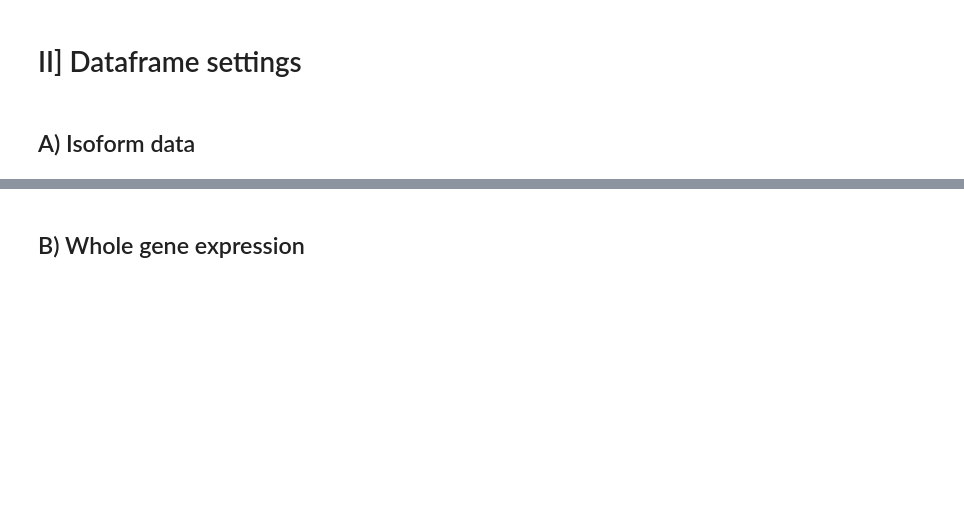
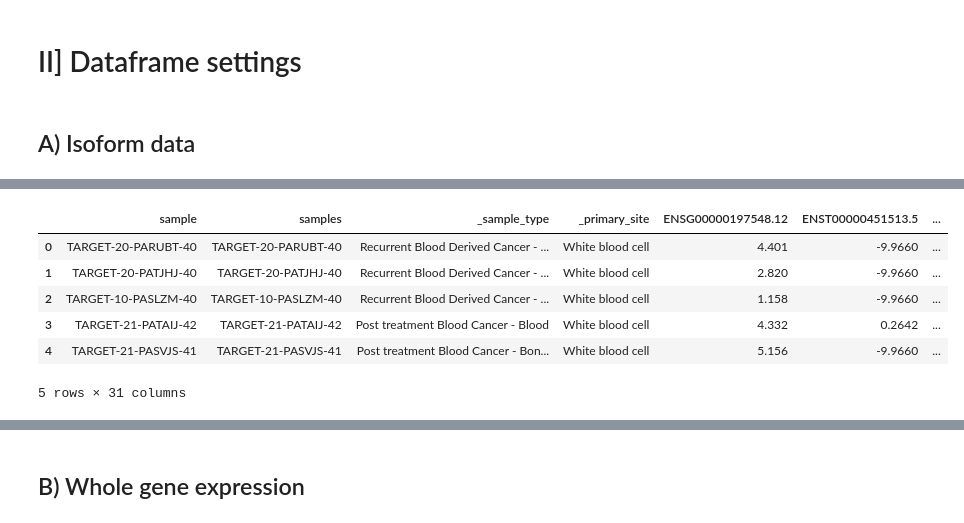
Before and after one commit to Keviosta/Article_short_isoform_ATG7_private, a Jupyter notebook: ATG7/atg7_separated_organs_analyse/blood/organ_blood_specific_ATG7_correalation.ipynb, the cells around one changed output, grey strips where cells are left out. Cells and saved outputs as stored; diff of their text form; code cells hidden in the pictures; blank space fills up the shorter version.

```diff
--- a/ATG7/atg7_separated_organs_analyse/blood/organ_blood_specific_ATG7_correalation.ipynb
+++ b/ATG7/atg7_separated_organs_analyse/blood/organ_blood_specific_ATG7_correalation.ipynb
@@ -20,3 +23,10 @@ def split(L):
 # II] Dataframe settings
 # %% [markdown]
 ## A) Isoform data
+# %%
+%%time
+path = input_file_directory + "xenabrowser_brut_data/xena_surv_ATG7.tsv"
+df_ori= pandas.read_csv(path, sep = "\t")
+print(df_ori.shape)
+df_ori.head()
+# %% [output]
@@ -22,0 +35,7 @@ def split(L):
+|  | sample | samples | _sample_type | _primary_site | ENSG00000197548.12 | ENST00000451513.5 | ... |
+| 0 | TARGET-20-PARUBT-40 | TARGET-20-PARUBT-40 | Recurrent Blood Derived Cancer - ... | White blood cell | 4.401 | -9.9660 | ... |
+| 1 | TARGET-20-PATJHJ-40 | TARGET-20-PATJHJ-40 | Recurrent Blood Derived Cancer - ... | White blood cell | 2.820 | -9.9660 | ... |
+| 2 | TARGET-10-PASLZM-40 | TARGET-10-PASLZM-40 | Recurrent Blood Derived Cancer - ... | White blood cell | 1.158 | -9.9660 | ... |
+| 3 | TARGET-21-PATAIJ-42 | TARGET-21-PATAIJ-42 | Post treatment Blood Cancer - Blood | White blood cell | 4.332 | 0.2642 | ... |
+| 4 | TARGET-21-PASVJS-41 | TARGET-21-PASVJS-41 | Post treatment Blood Cancer - Bon... | White blood cell | 5.156 | -9.9660 | ... |
+5 rows × 31 columns
```
Also changed, not shown: parts of 15 cells of this notebook, 2 other files.
